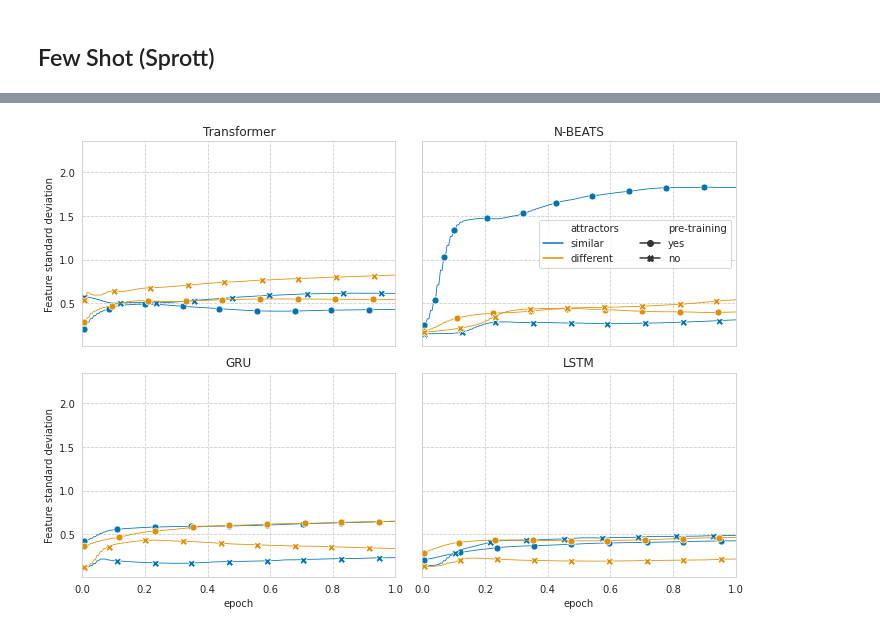
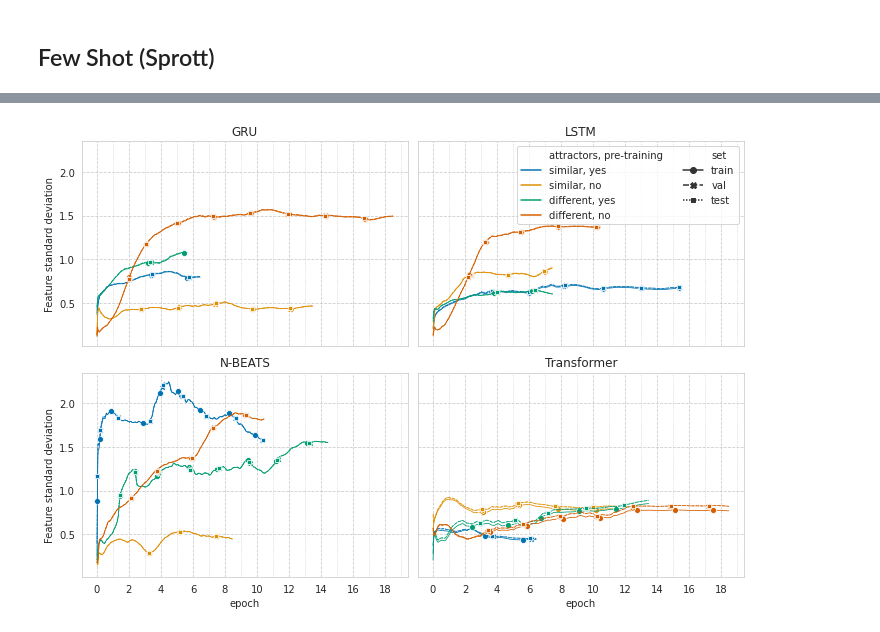
Before and after one commit to streitl/validyna, a Jupyter notebook: notebooks/Plot Results.ipynb, the cells around one changed output, grey strips where cells are left out. Saved outputs shown, nothing was run; the diff lists cells and outputs as text; code cells hidden in the pictures.

```diff
--- a/notebooks/Plot Results.ipynb
+++ b/notebooks/Plot Results.ipynb
@@ -267,11 +425,16 @@ df_fs = pd.read_pickle('../../Resources/few-shot.pkl')
+# %%
+fs_rolled = rolling(fs, window=100, skip=5)
 # %%
 p_fs = {
     'x': 'epoch',
-    'hue': 'attractors',
-    'style': 'pre-training',
-    'sharex': True,
-    'sharey': True,
-    'xticks_every': 0.2,
+    'hue': 'attractors, pre-training',
+    'style': 'set',
+    'xticks_every': 2,
+    'dashes': True,
     'markers': True,
-    'markersize': 7,
+    #'ncol': 3,
 }
+# %%
+fs_filtered = fs_rolled[fs_rolled['pre-training'] != 'none'].copy()
+# %%
+fs_filtered['attractors, pre-training'] = fs_filtered['attractors'] + ', ' + fs_filtered['pre-training']
@@ -302,8 +490,11 @@ fig.savefig('../../Resources/Thesis/sprott-mse.pdf', format='pdf');
 # %%
 fig, axes = plots_per_model(
-    data=df_fs[df_fs.metric == 'SprottE.feature.std'], y='value', ylabel='Feature standard deviation', ylogscale=False, **p_fs
+    data=fs_filtered[fs_filtered.metric == 'SprottE.feature.std'],
+    style_order=['train', 'val', 'test'],
+    y='value', ylabel='Feature standard deviation', ylogscale=False,
+    **p_fs
 )
-axes[0, 0].set_xlim(0, 1)
-fig.savefig('../../Resources/Thesis/sprott-feature-std.pdf', format='pdf');
+add_n_empty_items_to_legend(1, axes[0, 1])
+fig.savefig('../../Resources/Thesis/few-shot-sprott-feature-std.pdf', format='pdf');
 # %% [output]
-[figure, old version]
+[figure, new version]
```
Also changed, not shown: parts of 63 cells of this notebook, 4 other files.
